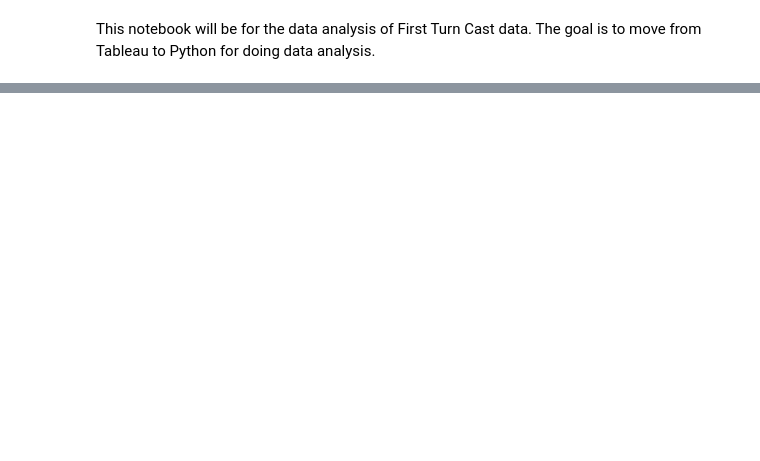
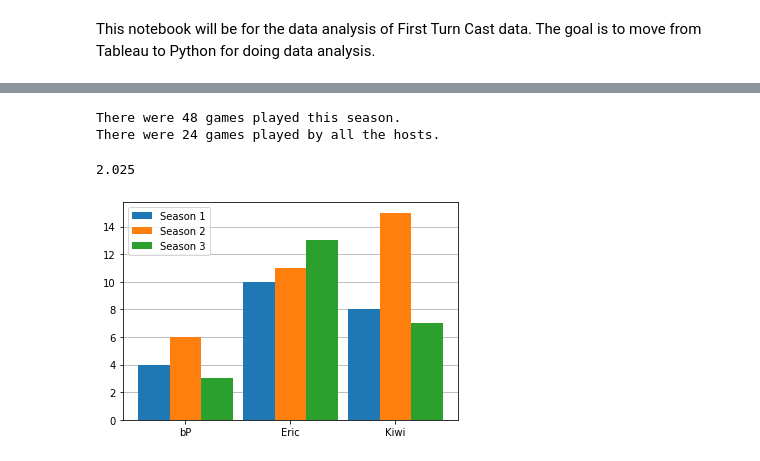
Before and after one commit to PNJaenichen/PNJaenichen.github.io, a Jupyter notebook: projects/firstTurnData/FTDataAnalysis.ipynb, the cells around one changed output, grey strips where cells are left out. Drawn from its saved outputs; the diff is of its cells as text; code cells hidden in the pictures; blank space fills up the shorter version.

Commit message:
updated FT database and started creating bar plot for wins and complexities

```diff
--- a/projects/firstTurnData/FTDataAnalysis.ipynb
+++ b/projects/firstTurnData/FTDataAnalysis.ipynb
@@ -65,3 +68,40 @@ user_data.head()
+# %%
+print(f'There were {len(user_data[user_data["season"] == 3]) - 1} games played this season.')
+print(f'There were {len(season_three["game"]) - 1} games played by all the hosts.')
+# %% [output]
+There were 48 games played this season.
+There were 24 games played by all the hosts.
+# %%
+def build_player_wins(fig, pos, player):
+  play_fig = fig.add_subplot(pos)
+  return play_fig
+
+season_one_wins = dict(season_one['winner'].value_counts())
+season_two_wins = dict(season_two['winner'].value_counts())
+season_three_wins = dict(season_three['winner'].value_counts())
+
+print(np.median(season_one[season_one['winner'] == 'bP']['complexity']))
+
+one_win_complex = [str(np.median(season_one[season_one['winner'] == 'bP']['complexity'])), str(np.median(season_one[season_one['winner'] == 'Eric']['complexity'])), str(np.median(season_one[season_one['winner'] == 'Kiwi']['complexity']))]
+one_wins = [season_one_wins['bP'], season_one_wins['Eric'], season_one_wins['Kiwi']]
+two_win_complex = [str(np.median(season_two[season_two['winner'] == 'bP']['complexity'])), str(np.median(season_two[season_two['winner'] == 'Eric']['complexity'])), str(np.median(season_two[season_two['winner'] == 'Kiwi']['complexity']))]
+two_wins = [season_two_wins['bP'], season_two_wins['Eric'], season_two_wins['Kiwi']]
+three_win_complex = [str(np.median(season_three[season_three['winner'] == 'bP']['complexity'])), str(np.median(season_three[season_three['winner'] == 'Eric']['complexity'])), str(np.median(season_three[season_three['winner'] == 'Kiwi']['complexity']))]
+three_wins = [season_three_wins['bP'], season_three_wins['Eric'], season_three_wins['Kiwi']]
+
+ind = np.arange(len(one_wins))
+width = 0.3
+
+plt.bar(ind, one_wins, width, label='Season 1', zorder=3)
+plt.bar(ind + width, two_wins, width, label='Season 2', zorder=3)
+plt.bar(ind + width * 2, three_wins, width, label='Season 3', zorder=3)
+plt.xticks(ind + width, ('bP', 'Eric', 'Kiwi'))
+plt.legend(loc='best')
+plt.grid(True, axis='y', zorder=0)
+plt.show()
+# %% [output]
+2.025
+[figure, added]
 # %%
 plt.hist(user_data['complexity'],range=(0,5),bins=20 )
 plt.show()
```
Also changed, not shown: parts of 8 cells of this notebook, 1 other file.
